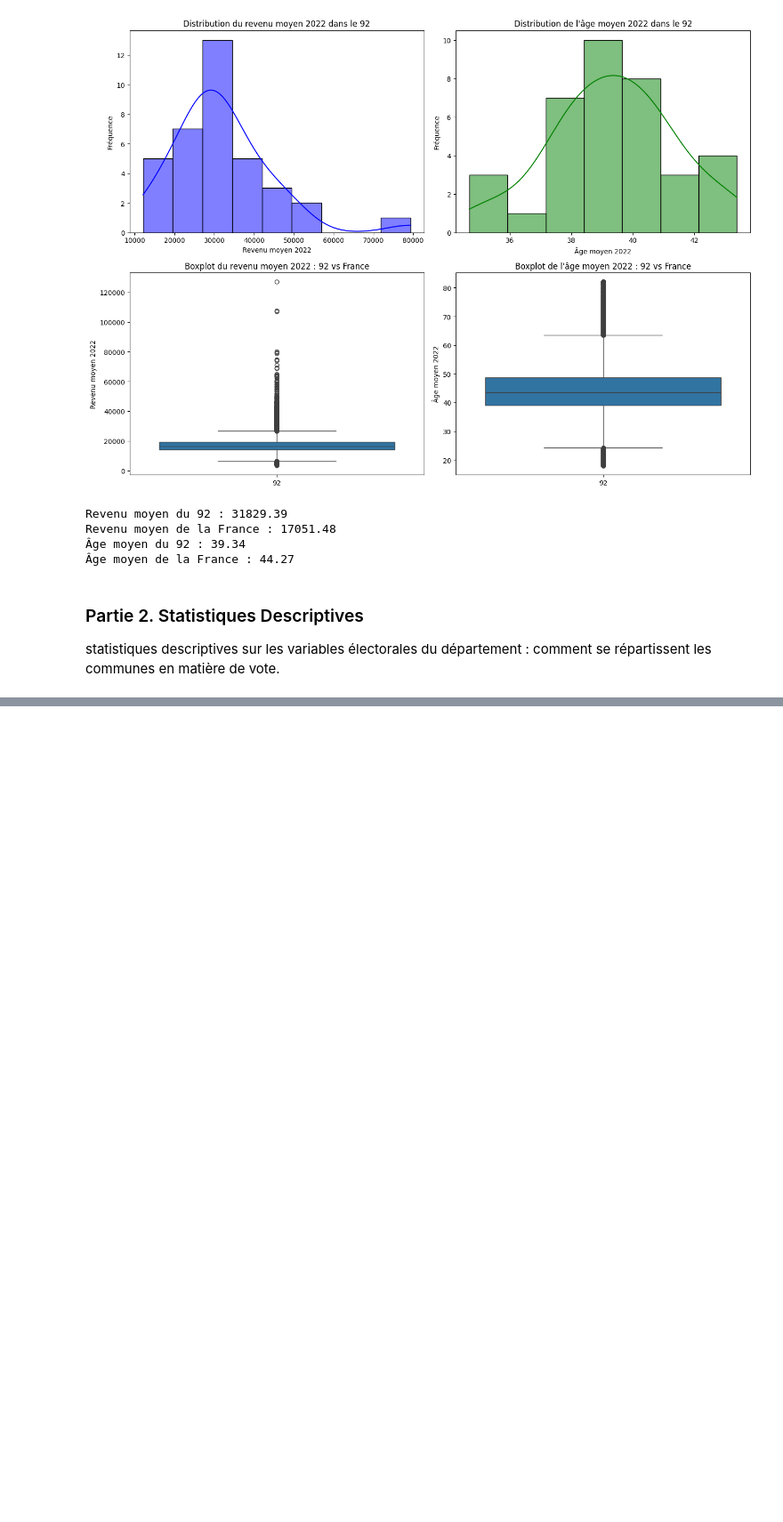
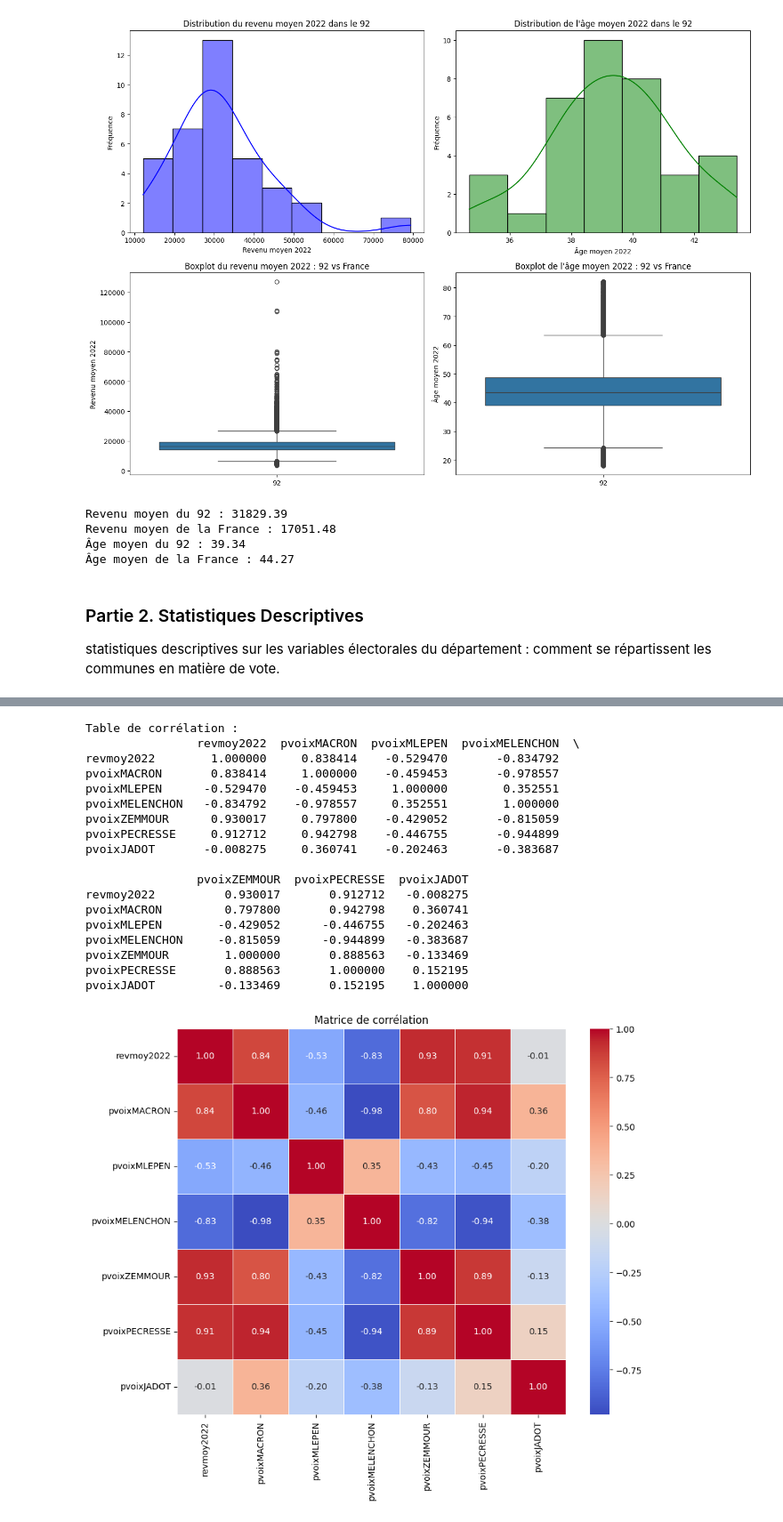
Before and after one commit to Moumoustillon/Projet-CMI-Calcul-Num, a Jupyter notebook: Analyse92.ipynb, the cells around one changed output, grey strips where cells are left out. Shown at 89% size. Saved outputs shown, nothing was run; the diff lists cells and outputs as text; code cells hidden in the pictures; blank space fills up the shorter version.

```diff
--- a/Analyse92.ipynb
+++ b/Analyse92.ipynb
@@ -200,0 +271,48 @@ extraire(pres22, [78500])
+# %%
+# table de corrélation
+
+def table_correlation(df, colonnes):
+
+    # Sélection des colonnes d'intérêt
+    sous_df = df[colonnes]
+
+    # Calcul de la matrice de corrélation
+    correlation_matrix = sous_df.corr()
+
+    # Affichage de la table de corrélation
+    print("Table de corrélation :")
+    print(correlation_matrix)
+
+    # Représentation graphique (heatmap)
+    plt.figure(figsize=(10, 8))
+    sns.heatmap(correlation_matrix, annot=True, cmap='coolwarm', fmt=".2f", linewidths=0.5)
+    plt.title("Matrice de corrélation")
+    plt.show()
+
+    return correlation_matrix
+
+
+df_mix = pd.merge(socio_demo_92, sous_pres, on='codecommune', how='inner')
+col = ['revmoy2022', 'pvoixMACRON', 'pvoixMLEPEN', 'pvoixMELENCHON', 'pvoixZEMMOUR', 'pvoixPECRESSE', 'pvoixJADOT']
+
+table_correlation(df_mix,col )
+# %% [output]
+Table de corrélation :
+                revmoy2022  pvoixMACRON  pvoixMLEPEN  pvoixMELENCHON  \
+revmoy2022        1.000000     0.838414    -0.529470       -0.834792
+pvoixMACRON       0.838414     1.000000    -0.459453       -0.978557
+pvoixMLEPEN      -0.529470    -0.459453     1.000000        0.352551
+pvoixMELENCHON   -0.834792    -0.978557     0.352551        1.000000
+pvoixZEMMOUR      0.930017     0.797800    -0.429052       -0.815059
+pvoixPECRESSE     0.912712     0.942798    -0.446755       -0.944899
+pvoixJADOT       -0.008275     0.360741    -0.202463       -0.383687
+
+                pvoixZEMMOUR  pvoixPECRESSE  pvoixJADOT
+revmoy2022          0.930017       0.912712   -0.008275
+pvoixMACRON         0.797800       0.942798    0.360741
+pvoixMLEPEN        -0.429052      -0.446755   -0.202463
+pvoixMELENCHON     -0.815059      -0.944899   -0.383687
+pvoixZEMMOUR        1.000000       0.888563   -0.133469
+pvoixPECRESSE       0.888563       1.000000    0.152195
+pvoixJADOT         -0.133469       0.152195    1.000000
+[figure, added]
```
Also changed, not shown: parts of 41 cells of this notebook, 12 other files.
